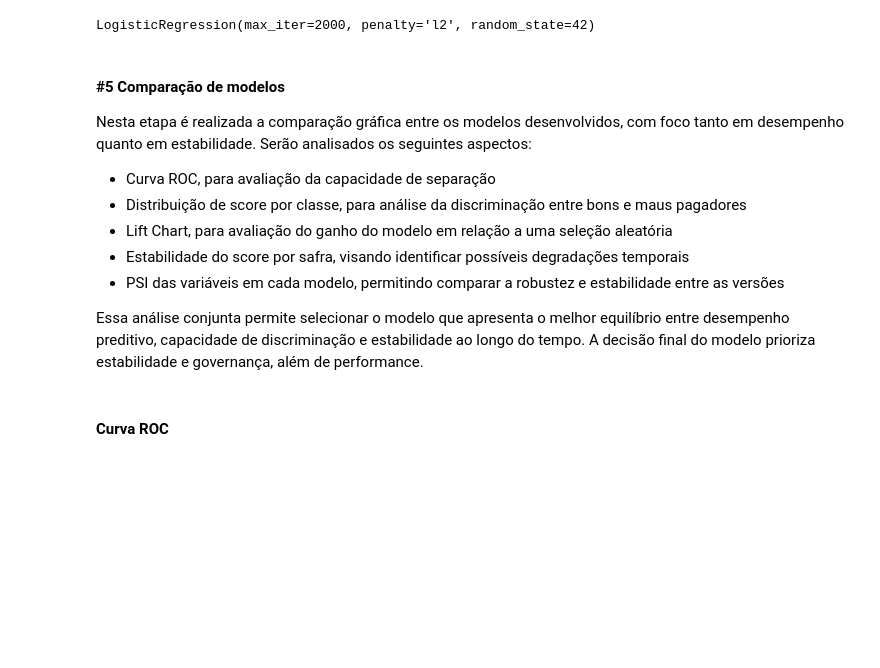
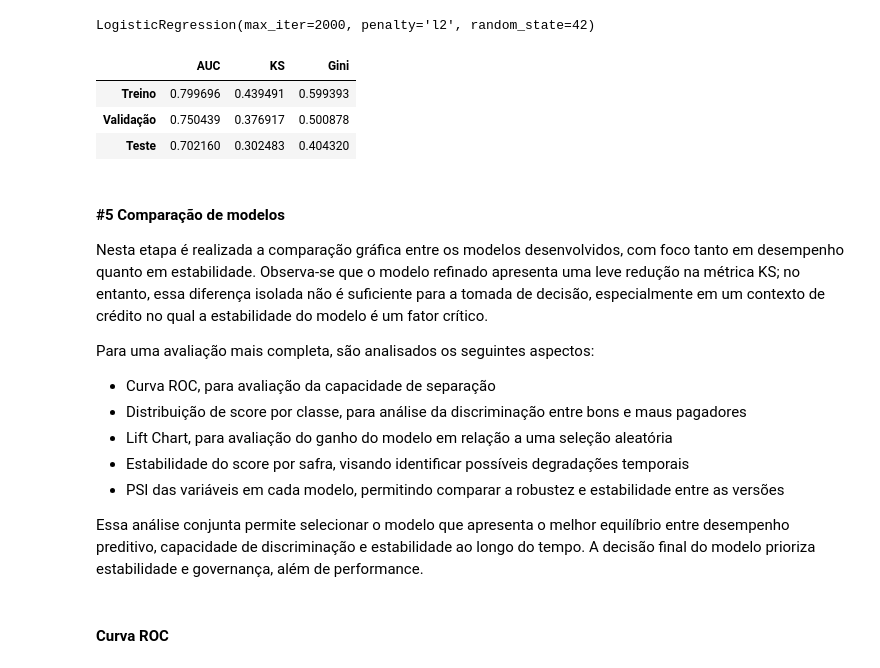
Before and after one commit to riquehlopes/credit-scoring-model, a Jupyter notebook: notebooks/03_modelagem.ipynb, the cells around one changed output. Saved outputs shown, nothing was run; the diff lists cells and outputs as text; code cells hidden in the pictures; blank space fills up the shorter version.

```diff
--- a/notebooks/03_modelagem.ipynb
+++ b/notebooks/03_modelagem.ipynb
@@ -147,15 +154,22 @@ LogisticRegression(max_iter=2000, penalty='l2', random_state=42)
 # %%
 y_train_score_refinado = modelo_refinado.predict_proba(X_train_refinado)[:, 1]
 y_valid_score_refinado = modelo_refinado.predict_proba(X_val_refinado)[:, 1]
 y_teste_score_refinado  = modelo_refinado.predict_proba(X_teste_refinado)[:, 1]
 
 df_metricas_refinado = pd.DataFrame(
     {
         "Treino": compute_metrics(y_train_refinado, y_train_score_refinado),
         "Validação": compute_metrics(y_val_refinado, y_valid_score_refinado),
         "Teste": compute_metrics(y_teste_refinado, y_teste_score_refinado),
     }
 ).T
+
+df_metricas_refinado
+# %% [output]
+|  | AUC | KS | Gini |
+| Treino | 0.799696 | 0.439491 | 0.599393 |
+| Validação | 0.750439 | 0.376917 | 0.500878 |
+| Teste | 0.702160 | 0.302483 | 0.404320 |
 # %%
 var_psi_valid_refinado = psi_por_variavel_com_coef(X_train_refinado, X_val_refinado, modelo_refinado, bins=10)
 var_psi_teste_refinado  = psi_por_variavel_com_coef(X_train_refinado, X_teste_refinado, modelo_refinado,  bins=10)
@@ -164,7 +178,9 @@ psi_score_valid = psi_score(y_train_score_refinado, y_valid_score_refinado, bins
 psi_score_test  = psi_score(y_train_score_refinado, y_teste_score_refinado,  bins=10)
 # %% [markdown]
 #### #5 Comparação de modelos
-Nesta etapa é realizada a comparação gráfica entre os modelos desenvolvidos, com foco tanto em desempenho quanto em estabilidade. Serão analisados os seguintes aspectos:<br>
+Nesta etapa é realizada a comparação gráfica entre os modelos desenvolvidos, com foco tanto em desempenho quanto em estabilidade. Observa-se que o modelo refinado apresenta uma leve redução na métrica KS; no entanto, essa diferença isolada não é suficiente para a tomada de decisão, especialmente em um contexto de crédito no qual a estabilidade do modelo é um fator crítico.
+
+Para uma avaliação mais completa, são analisados os seguintes aspectos:<br>
 
 - Curva ROC, para avaliação da capacidade de separação<br>
 - Distribuição de score por classe, para análise da discriminação entre bons e maus pagadores<br>
```
Also changed, not shown: parts of 1 cell of this notebook, 3 other files.
